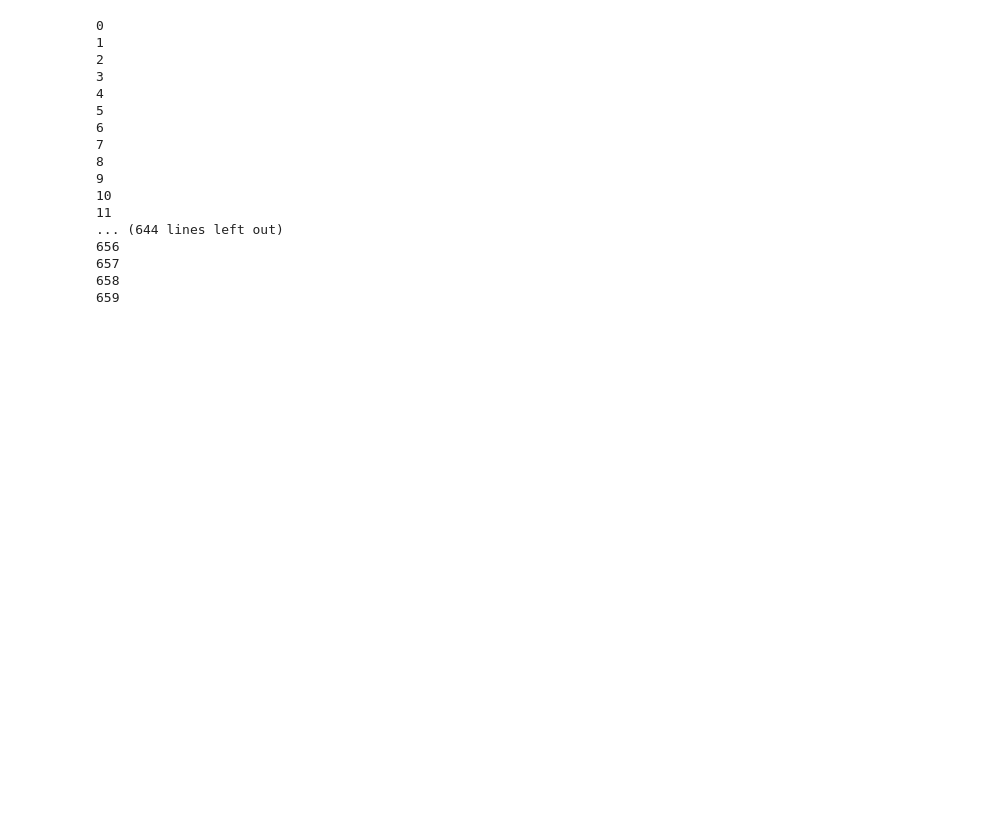
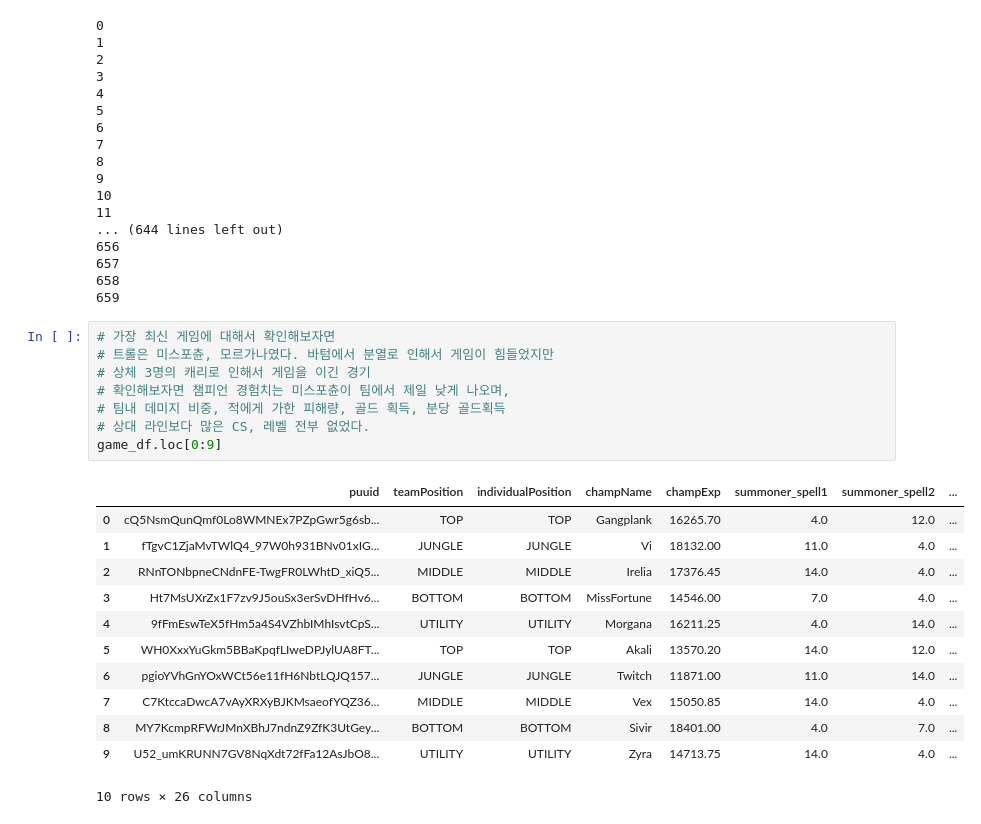
Before and after one commit to lima4/lol, a Jupyter notebook: api.ipynb, the cells around one changed output. Drawn from its saved outputs; the diff is of its cells as text; blank space fills up the shorter version.

```diff
--- a/api.ipynb
+++ b/api.ipynb
@@ -598,3 +598,24 @@ for i in range(len(game_df)):
 657
 658
 659
+# %%
+# 가장 최신 게임에 대해서 확인해보자면
+# 트롤은 미스포츈, 모르가나였다. 바텀에서 분열로 인해서 게임이 힘들었지만
+# 상체 3명의 캐리로 인해서 게임을 이긴 경기
+# 확인해보자면 챔피언 경험치는 미스포츈이 팀에서 제일 낮게 나오며,
+# 팀내 데미지 비중, 적에게 가한 피해량, 골드 획득, 분당 골드획득
+# 상대 라인보다 많은 CS, 레벨 전부 없었다.
+game_df.loc[0:9]
+# %% [output]
+|  | puuid | teamPosition | individualPosition | champName | champExp | summoner_spell1 | summoner_spell2 | ... |
+| 0 | cQ5NsmQunQmf0Lo8WMNEx7PZpGwr5g6sb... | TOP | TOP | Gangplank | 16265.70 | 4.0 | 12.0 | ... |
+| 1 | fTgvC1ZjaMvTWlQ4_97W0h931BNv01xIG... | JUNGLE | JUNGLE | Vi | 18132.00 | 11.0 | 4.0 | ... |
+| 2 | RNnTONbpneCNdnFE-TwgFR0LWhtD_xiQ5... | MIDDLE | MIDDLE | Irelia | 17376.45 | 14.0 | 4.0 | ... |
+| 3 | Ht7MsUXrZx1F7zv9J5ouSx3erSvDHfHv6... | BOTTOM | BOTTOM | MissFortune | 14546.00 | 7.0 | 4.0 | ... |
+| 4 | 9fFmEswTeX5fHm5a4S4VZhbIMhIsvtCpS... | UTILITY | UTILITY | Morgana | 16211.25 | 4.0 | 14.0 | ... |
+| 5 | WH0XxxYuGkm5BBaKpqfLIweDPJylUA8FT... | TOP | TOP | Akali | 13570.20 | 14.0 | 12.0 | ... |
+| 6 | pgioYVhGnYOxWCt56e11fH6NbtLQJQ157... | JUNGLE | JUNGLE | Twitch | 11871.00 | 11.0 | 14.0 | ... |
+| 7 | C7KtccaDwcA7vAyXRXyBJKMsaeofYQZ36... | MIDDLE | MIDDLE | Vex | 15050.85 | 14.0 | 4.0 | ... |
+| 8 | MY7KcmpRFWrJMnXBhJ7ndnZ9ZfK3UtGey... | BOTTOM | BOTTOM | Sivir | 18401.00 | 4.0 | 7.0 | ... |
+| 9 | U52_umKRUNN7GV8NqXdt72fFa12AsJbO8... | UTILITY | UTILITY | Zyra | 14713.75 | 14.0 | 4.0 | ... |
+10 rows × 26 columns
```
Also changed, not shown: parts of 4 cells of this notebook.
